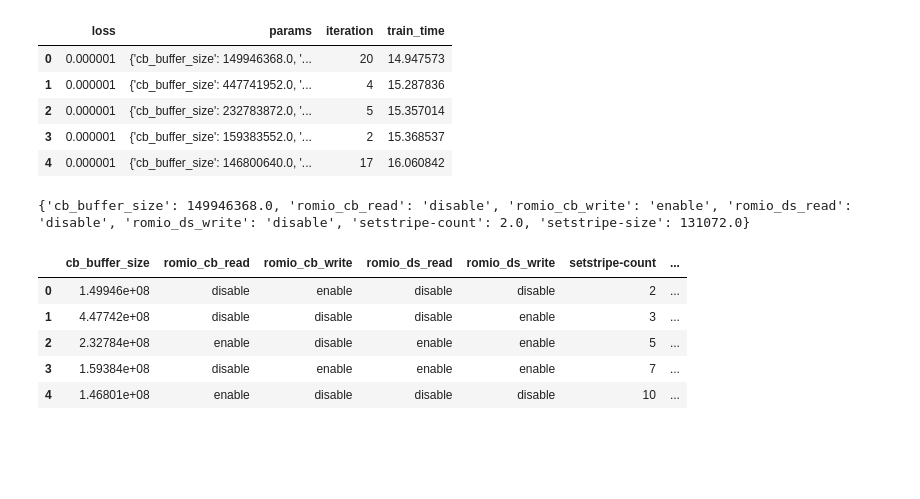
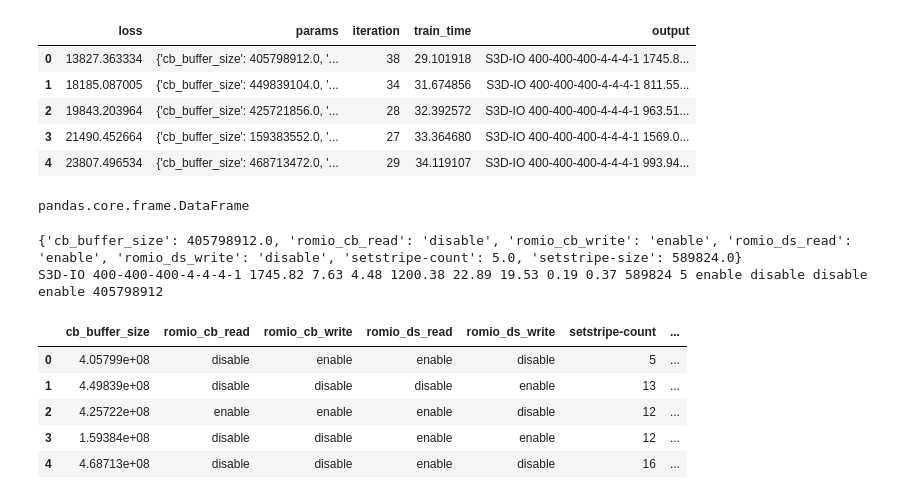
Before and after one commit to divyanshsinghvi/parallel-IO-autotuning, a Jupyter notebook: progress/active/Untitled.ipynb, the cells around one changed output. Drawn from its saved outputs; the diff is of its cells as text; code cells hidden in the pictures; blank space fills up the shorter version.

Commit message:
some data

```diff
--- a/progress/active/Untitled.ipynb
+++ b/progress/active/Untitled.ipynb
@@ -117,8 +132,4 @@ bayes_trials = Trials()
 # %%
 # File to save first results
 print(os.getcwd())
-out_file = '/home/dsinghvi/project/progress/active/result/gbm_trials.csv'
-of_connection = open(out_file, 'w')
-writer = csv.writer(of_connection)
-writer.writerow(['loss', 'params', 'iteration', 'train_time'])
-of_connection.close()
+out_file = '/home/dsinghvi/project/progress/active/result/gbm_trials-2.csv'
@@ -203,12 +219,16 @@ results.sort_values('train_time', ascending = True, inplace = True)
 results.reset_index(inplace = True, drop = True)
 results.head()
 # %% [output]
-|  | loss | params | iteration | train_time |
-| 0 | 0.000001 | {'cb_buffer_size': 149946368.0, '... | 20 | 14.947573 |
-| 1 | 0.000001 | {'cb_buffer_size': 447741952.0, '... | 4 | 15.287836 |
-| 2 | 0.000001 | {'cb_buffer_size': 232783872.0, '... | 5 | 15.357014 |
-| 3 | 0.000001 | {'cb_buffer_size': 159383552.0, '... | 2 | 15.368537 |
-| 4 | 0.000001 | {'cb_buffer_size': 146800640.0, '... | 17 | 16.060842 |
+|  | loss | params | iteration | train_time | output |
+| 0 | 13827.363334 | {'cb_buffer_size': 405798912.0, '... | 38 | 29.101918 | S3D-IO 400-400-400-4-4-4-1 1745.8... |
+| 1 | 18185.087005 | {'cb_buffer_size': 449839104.0, '... | 34 | 31.674856 | S3D-IO 400-400-400-4-4-4-1 811.55... |
+| 2 | 19843.203964 | {'cb_buffer_size': 425721856.0, '... | 28 | 32.392572 | S3D-IO 400-400-400-4-4-4-1 963.51... |
+| 3 | 21490.452664 | {'cb_buffer_size': 159383552.0, '... | 27 | 33.364680 | S3D-IO 400-400-400-4-4-4-1 1569.0... |
+| 4 | 23807.496534 | {'cb_buffer_size': 468713472.0, '... | 29 | 34.119107 | S3D-IO 400-400-400-4-4-4-1 993.94... |
+# %%
+type(results)
+# %% [output]
+pandas.core.frame.DataFrame
 # %%
 import ast
 
@@ -216,24 +236,26 @@ import ast
 ast.literal_eval(results.loc[0, 'params'])
 best_bayes_params = ast.literal_eval(results.loc[0, 'params']).copy()
 print(best_bayes_params)
+print(results.loc[0,'output'])
 # %% [output]
-{'cb_buffer_size': 149946368.0, 'romio_cb_read': 'disable', 'romio_cb_write': 'enable', 'romio_ds_read': 'disable', 'romio_ds_write': 'disable', 'setstripe-count': 2.0, 'setstripe-size': 131072.0}
+{'cb_buffer_size': 405798912.0, 'romio_cb_read': 'disable', 'romio_cb_write': 'enable', 'romio_ds_read': 'enable', 'romio_ds_write': 'disable', 'setstripe-count': 5.0, 'setstripe-size': 589824.0}
+S3D-IO 400-400-400-4-4-4-1 1745.82 7.63 4.48 1200.38 22.89 19.53 0.19 0.37 589824 5 enable disable disable enable 405798912
 # %%
 bayes_params = pd.DataFrame(columns = list(ast.literal_eval(results.loc[0, 'params']).keys()),
                             index = list(range(len(results))))
 
 # Add the results with each parameter a different column
 for i, params in enumerate(results['params']):
     bayes_params.loc[i, :] = list(ast.literal_eval(params).values())
 bayes_params['train_time'] = results['train_time']
 bayes_params['loss'] = results['loss']
 bayes_params['iteration'] = results['iteration']
-
+bayes_params['output']=results['output']
 bayes_params.head()
 # %% [output]
 |  | cb_buffer_size | romio_cb_read | romio_cb_write | romio_ds_read | romio_ds_write | setstripe-count | ... |
-| 0 | 1.49946e+08 | disable | enable | disable | disable | 2 | ... |
-| 1 | 4.47742e+08 | disable | disable | disable | enable | 3 | ... |
-| 2 | 2.32784e+08 | enable | disable | enable | enable | 5 | ... |
-| 3 | 1.59384e+08 | disable | enable | enable | enable | 7 | ... |
-| 4 | 1.46801e+08 | enable | disable | disable | disable | 10 | ... |
+| 0 | 4.05799e+08 | disable | enable | enable | disable | 5 | ... |
+| 1 | 4.49839e+08 | disable | disable | disable | enable | 13 | ... |
+| 2 | 4.25722e+08 | enable | enable | enable | disable | 12 | ... |
+| 3 | 1.59384e+08 | disable | disable | enable | enable | 12 | ... |
+| 4 | 4.68713e+08 | disable | disable | enable | disable | 16 | ... |
```
Also changed, not shown: parts of 17 cells of this notebook, 6 other files.
